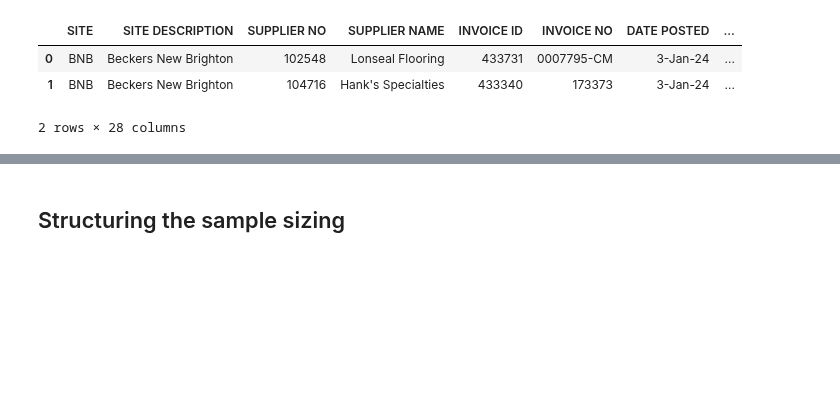
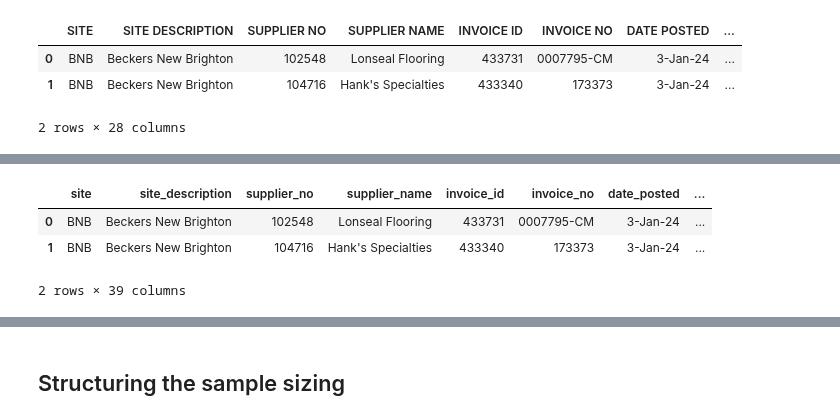
Before and after one commit to Zhuwaki/diverzify_freight_analysis, a Jupyter notebook: notebooks/nigel/nigel_15042025_project_analysis_v1100.ipynb, the cells around one changed output, grey strips where cells are left out. Saved outputs shown, nothing was run; the diff lists cells and outputs as text; code cells hidden in the pictures; blank space fills up the shorter version.

```diff
--- a/notebooks/nigel/nigel_15042025_project_analysis_v1100.ipynb
+++ b/notebooks/nigel/nigel_15042025_project_analysis_v1100.ipynb
@@ -419,0 +149,8 @@ mapped_df.head()
+# %%
+testing_uom = uom_cleaning(testing_df)
+testing_uom.head(2)
+# %% [output]
+|  | site | site_description | supplier_no | supplier_name | invoice_id | invoice_no | date_posted | ... |
+| 0 | BNB | Beckers New Brighton | 102548 | Lonseal Flooring | 433731 | 0007795-CM | 3-Jan-24 | ... |
+| 1 | BNB | Beckers New Brighton | 104716 | Hank's Specialties | 433340 | 173373 | 3-Jan-24 | ... |
+2 rows × 39 columns
```
Also changed, not shown: parts of 38 cells of this notebook, 5 other files.
